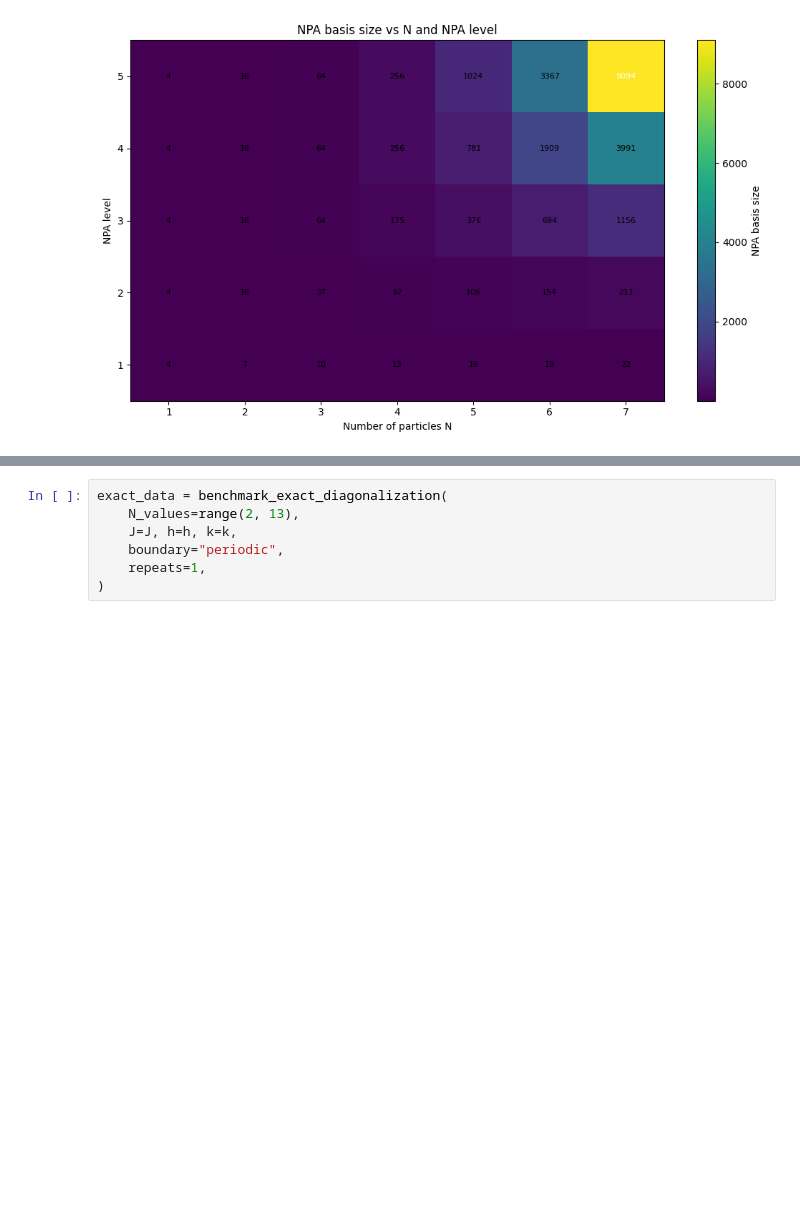
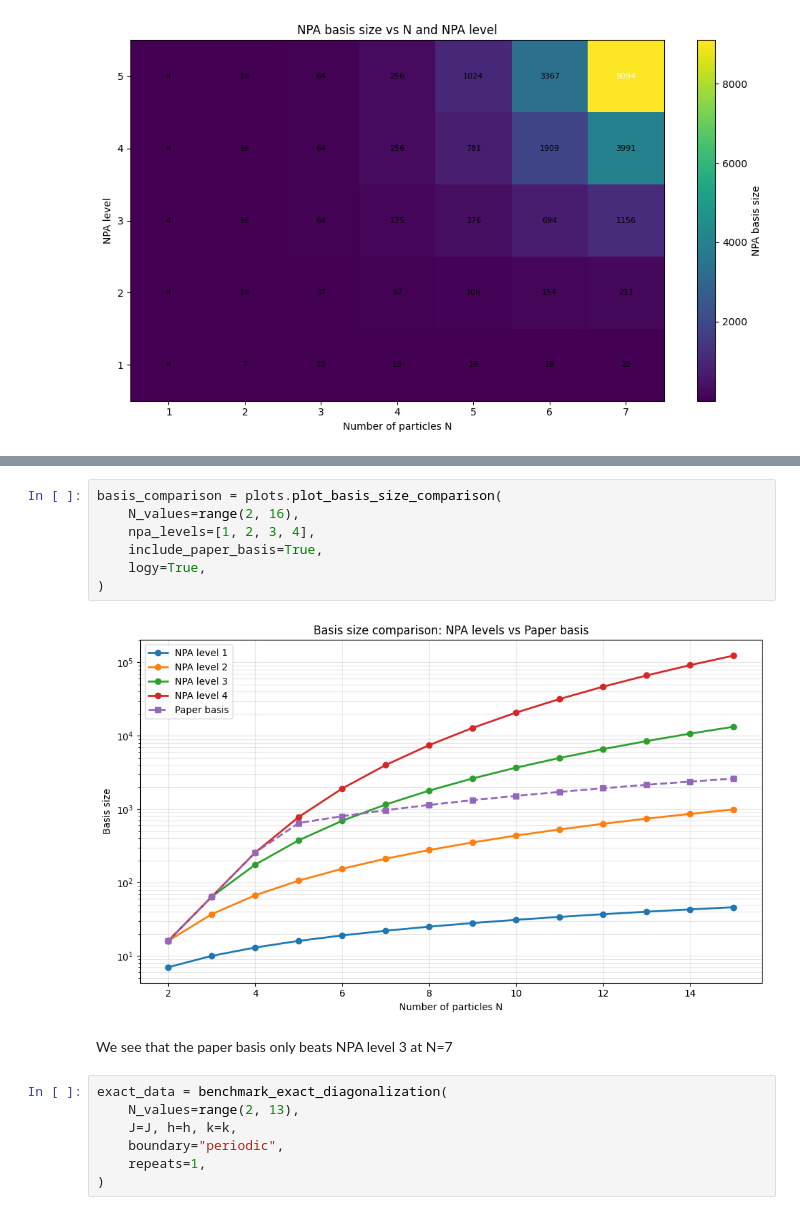
Before and after one commit to Ciscone7/OptimalMomentsNPA, a Jupyter notebook: initial_tests.ipynb, the cells around one changed output, grey strips where cells are left out. Drawn from its saved outputs; the diff is of its cells as text; blank space fills up the shorter version.

```diff
--- a/initial_tests.ipynb
+++ b/initial_tests.ipynb
@@ -85,3 +102,14 @@ Exact E0/N: -1.0
+# %%
+basis_comparison = plots.plot_basis_size_comparison(
+    N_values=range(2, 16),
+    npa_levels=[1, 2, 3, 4],
+    include_paper_basis=True,
+    logy=True,
+)
+# %% [output]
+[figure, added]
+# %% [markdown]
+We see that the paper basis only beats NPA level 3 at N=7
 # %%
 exact_data = benchmark_exact_diagonalization(
     N_values=range(2, 13),
```
Also changed, not shown: parts of 17 cells of this notebook, 5 other files.
